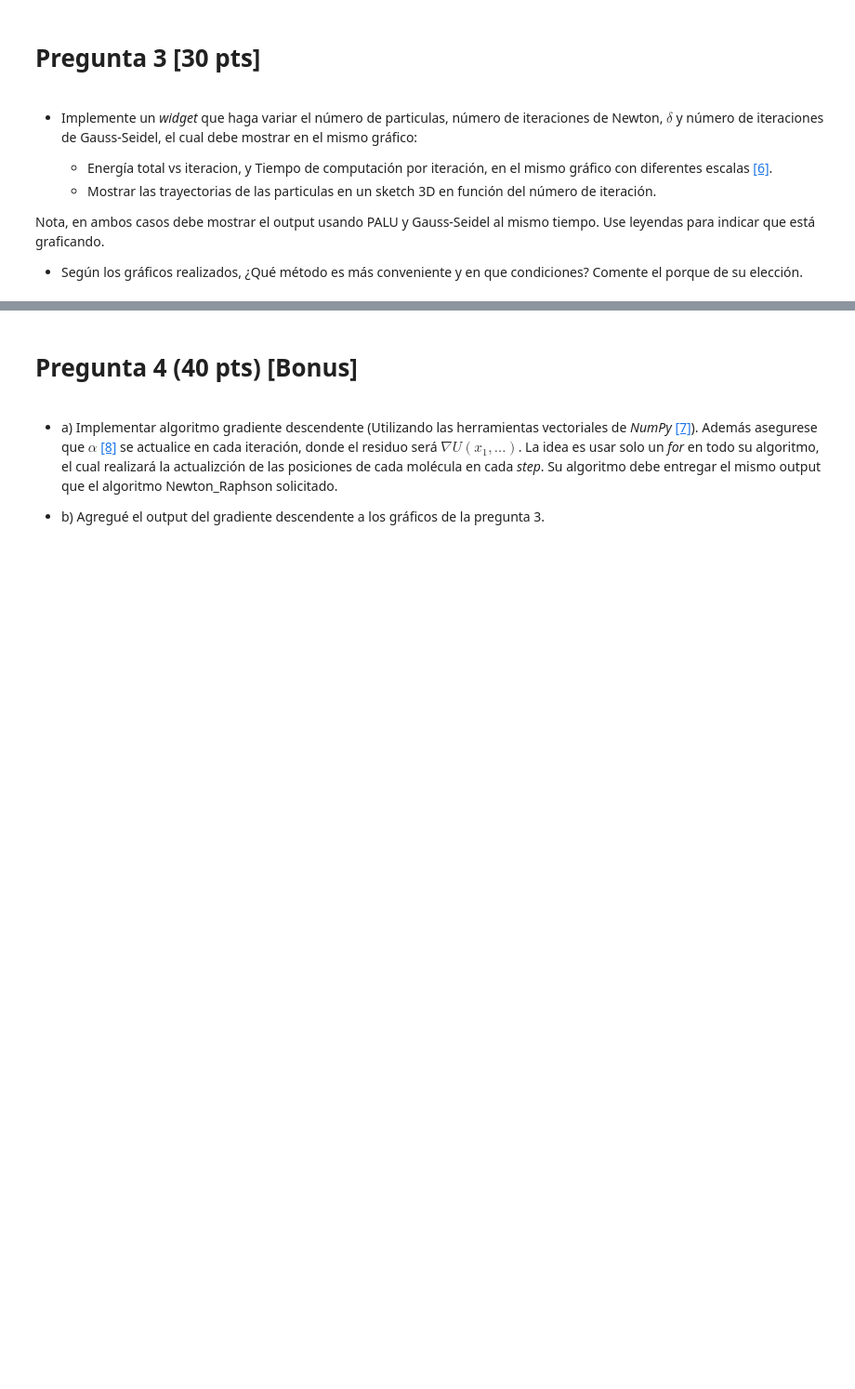
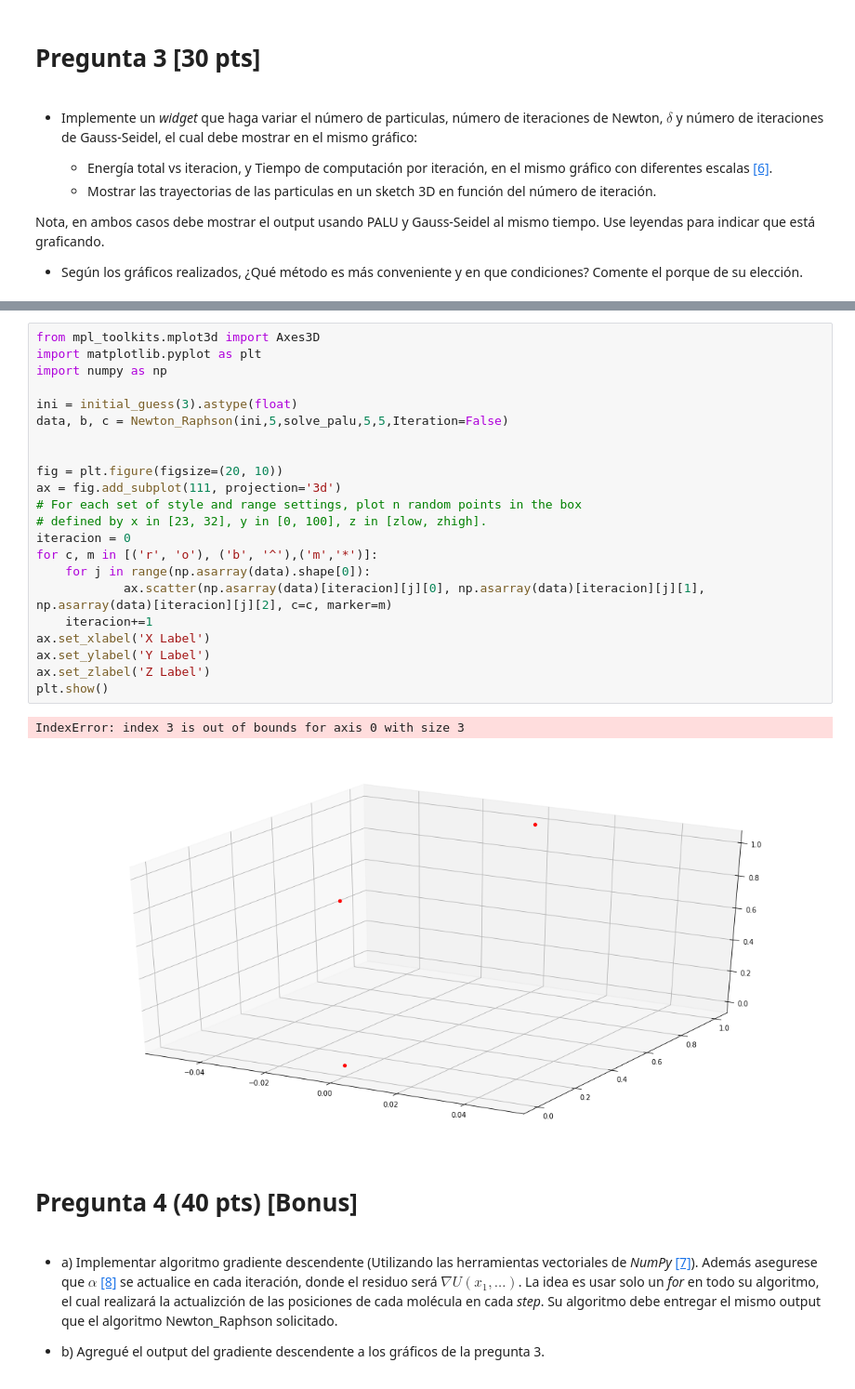
Before and after one commit to GMBarra/T4CC, a Jupyter notebook: Tarea_4.ipynb, the cells around one changed output, grey strips where cells are left out. Shown: that part at 93% size. Saved outputs shown, nothing was run; the diff lists cells and outputs as text; blank space fills up the shorter version.

```diff
--- a/Tarea_4.ipynb
+++ b/Tarea_4.ipynb
@@ -438,3 +522,28 @@ TypeError: Invalid NaN comparison
+# %%
+from mpl_toolkits.mplot3d import Axes3D
+import matplotlib.pyplot as plt
+import numpy as np
+
+ini = initial_guess(3).astype(float)
+data, b, c = Newton_Raphson(ini,5,solve_palu,5,5,Iteration=False)
+
+
+fig = plt.figure(figsize=(20, 10))
+ax = fig.add_subplot(111, projection='3d')
+# For each set of style and range settings, plot n random points in the box
+# defined by x in [23, 32], y in [0, 100], z in [zlow, zhigh].
+iteracion = 0
+for c, m in [('r', 'o'), ('b', '^'),('m','*')]:
+    for j in range(np.asarray(data).shape[0]):
+            ax.scatter(np.asarray(data)[iteracion][j][0], np.asarray(data)[iteracion][j][1], np.asarray(data)[iteracion][j][2], c=c, marker=m)
+    iteracion+=1
+ax.set_xlabel('X Label')
+ax.set_ylabel('Y Label')
+ax.set_zlabel('Z Label')
+plt.show()
+# %% [output]
+IndexError: index 3 is out of bounds for axis 0 with size 3
+[figure, added]
 # %% [markdown]
 # Pregunta 4 (40 pts) [Bonus]
 # %% [markdown]
```
Also changed, not shown: parts of 4 cells of this notebook.
